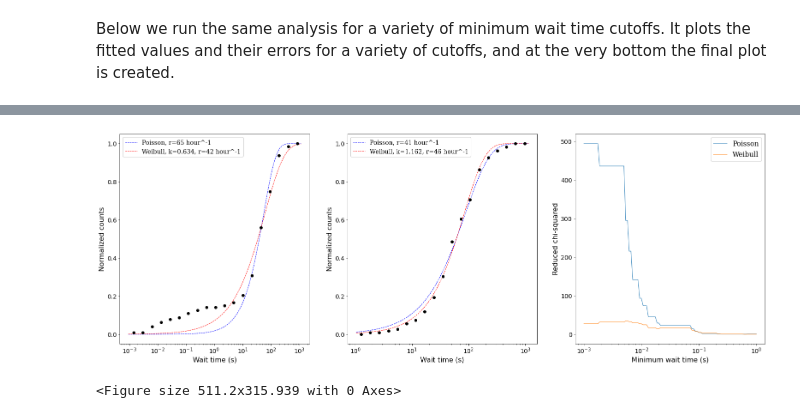
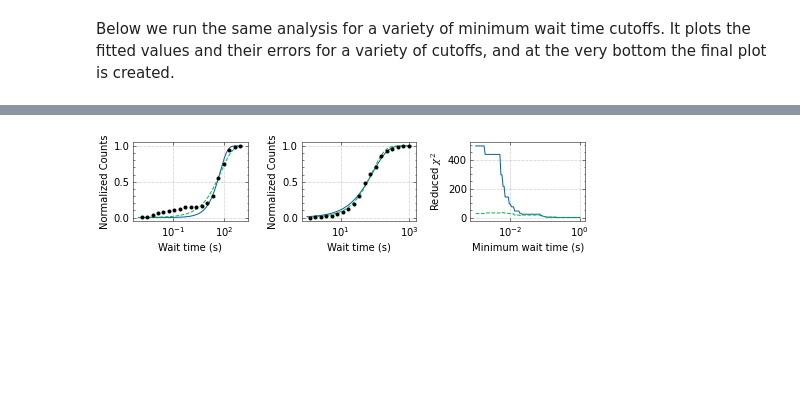
Before and after one commit to thepetabyteproject/FRB121102, a Jupyter notebook: analysis/burst_rate.ipynb, the cells around one changed output, grey strips where cells are left out. Cells and saved outputs as stored; diff of their text form; code cells hidden in the pictures; blank space fills up the shorter version.

Commit message:
minor plot changes

```diff
--- a/analysis/burst_rate.ipynb
+++ b/analysis/burst_rate.ipynb
@@ -406,13 +407,13 @@ ax[0].errorbar(
 ax[0].errorbar(
     cutoffs, all_rw, yerr=all_rwe, capsize=4, linestyle="", label="Weibull r"
 )
-ax[0].legend(fontsize=14)
-ax[0].set_xlabel("Minimum Wait Time (s)", fontsize=16)
-ax[0].set_ylabel("Rate (hour^-1)", fontsize=16)
+ax[0].legend()
+ax[0].set_xlabel("Minimum Wait Time (s)")
+ax[0].set_ylabel("Rate (hour^-1)")
 
 ax[1].set_xscale("log")
-ax[1].set_xlabel("Minimum Wait Time (s)", fontsize=16)
-ax[1].set_ylabel("k", fontsize=16)
+ax[1].set_xlabel("Minimum Wait Time (s)")
+ax[1].set_ylabel("k")
 ax[1].errorbar(
     cutoffs, all_kw, yerr=all_kwe, capsize=4, linestyle="", label="Weibull k"
 )
@@ -422,67 +423,51 @@ plt.show()
 [interactive output not drawn]
 # %%
-fig, ax = plt.subplots(1, 3, figsize=(27, 9))
 with plt.style.context(["science", "grid", "no-latex"]):
-    plt.figure(
-        figsize=set_size(width="full")
-    )  # for half page width figures use full for full page width figures
+    fig, ax = plt.subplots(1, 3, figsize=set_size(width="full", subplots=(1.25, 3)))
     ax[0].plot(
-        xaxis, yfit_poiss, "b--", label="Poisson, r=" + str(int(r_poiss)) + " hour^-1"
+        xaxis,
+        yfit_poiss,
+        label=r"$r$=" + str(int(r_poiss)) + r" hr$^{-1}$",
     )
     ax[0].plot(
         xaxis,
         yfit_weib,
-        "r--",
-        label="Weibull, k=" + str(k_weib) + ", r=" + str(int(r_weib)) + " hour^-1",
+        "--",
+        label=r"$k=$" + str(k_weib) + ",$r=$" + str(int(r_weib)) + r" hr$^{-1}$",
     )
-    ax[0].plot(bin_centers, hist_data, "ko")
+    ax[0].plot(bin_centers, hist_data, "k.")
     ax[0].set_xscale("log")
-    ax[0].set_xlabel("Wait time (s)", fontsize=16)
-    ax[0].set_ylabel("Normalized counts", fontsize=16)
-    ax[0].legend(fontsize=14)
+    ax[0].set_xlabel("Wait time (s)")
+    ax[0].set_ylabel("Normalized Counts")
+    # ax[0].legend()
 
     ax[1].plot(
         xaxis_2,
         yfit_poiss_2,
-        "b--",
-        label="Poisson, r=" + str(int(r_poiss_2)) + " hour^-1",
+        label=r"$r=$" + str(int(r_poiss_2)) + r"hr$^{-1}$",
     )
     ax[1].plot(
         xaxis_2,
         yfit_weib_2,
-        "r--",
-        label="Weibull, k=" + str(k_weib_2) + ", r=" + str(int(r_weib_2)) + " hour^-1",
+        "--",
+        label=r"$k=$" + str(k_weib_2) + ",$r=$" + str(int(r_weib_2)) + r" hr$^{-1}$",
     )
-    ax[1].plot(bin_centers_2, hist_data_2, "ko")
+    ax[1].plot(bin_centers_2, hist_data_2, "k.")
     ax[1].set_xscale("log")
-    ax[1].set_xlabel("Wait time (s)", fontsize=16)
-    ax[1].set_ylabel("Normalized counts", fontsize=16)
-    ax[1].legend(fontsize=14)
+    ax[1].set_xlabel("Wait time (s)")
+    ax[1].set_ylabel("Normalized Counts")
+    # ax[1].legend()
 
     ax[2].set_xscale("log")
     # ax[2].set_yscale("log")
     ax[2].plot(cutoffs, all_chisqp, label="Poisson")
-    ax[2].plot(cutoffs, all_chisqw, label="Weibull")
-    ax[2].legend(fontsize=16)
-    ax[2].set_xlabel("Minimum wait time (s)", fontsize=16)
-    ax[2].set_ylabel("Reduced chi-squared", fontsize=16)
-
-    fsize = 14
-    for tick in ax[0].xaxis.get_major_ticks():
-        tick.label.set_fontsize(fsize)
-    for tick in ax[0].yaxis.get_major_ticks():
-        tick.label.set_fontsize(fsize)
-    for tick in ax[1].xaxis.get_major_ticks():
-        tick.label.set_fontsize(fsize)
-    for tick in ax[1].yaxis.get_major_ticks():
-        tick.label.set_fontsize(fsize)
-    for tick in ax[2].xaxis.get_major_ticks():
-        tick.label.set_fontsize(fsize)
-    for tick in ax[2].yaxis.get_major_ticks():
-        tick.label.set_fontsize(fsize)
-
-plt.show()
+    ax[2].plot(cutoffs, all_chisqw, "--", label="Weibull")
+    # ax[2].legend()
+    ax[2].set_xlabel("Minimum wait time (s)")
+    ax[2].set_ylabel(r"Reduced $\chi^2$")
+    plt.tight_layout()
+    plt.savefig("wait_times.png", bbox_inches="tight", dpi=300)
+    plt.show()
 # %% [output]
-[figure, old version]
+[figure, new version]
-<Figure size 511.2x315.939 with 0 Axes>
 [interactive output not drawn]
```
Also changed, not shown: parts of 3 cells of this notebook, 8 other files.
